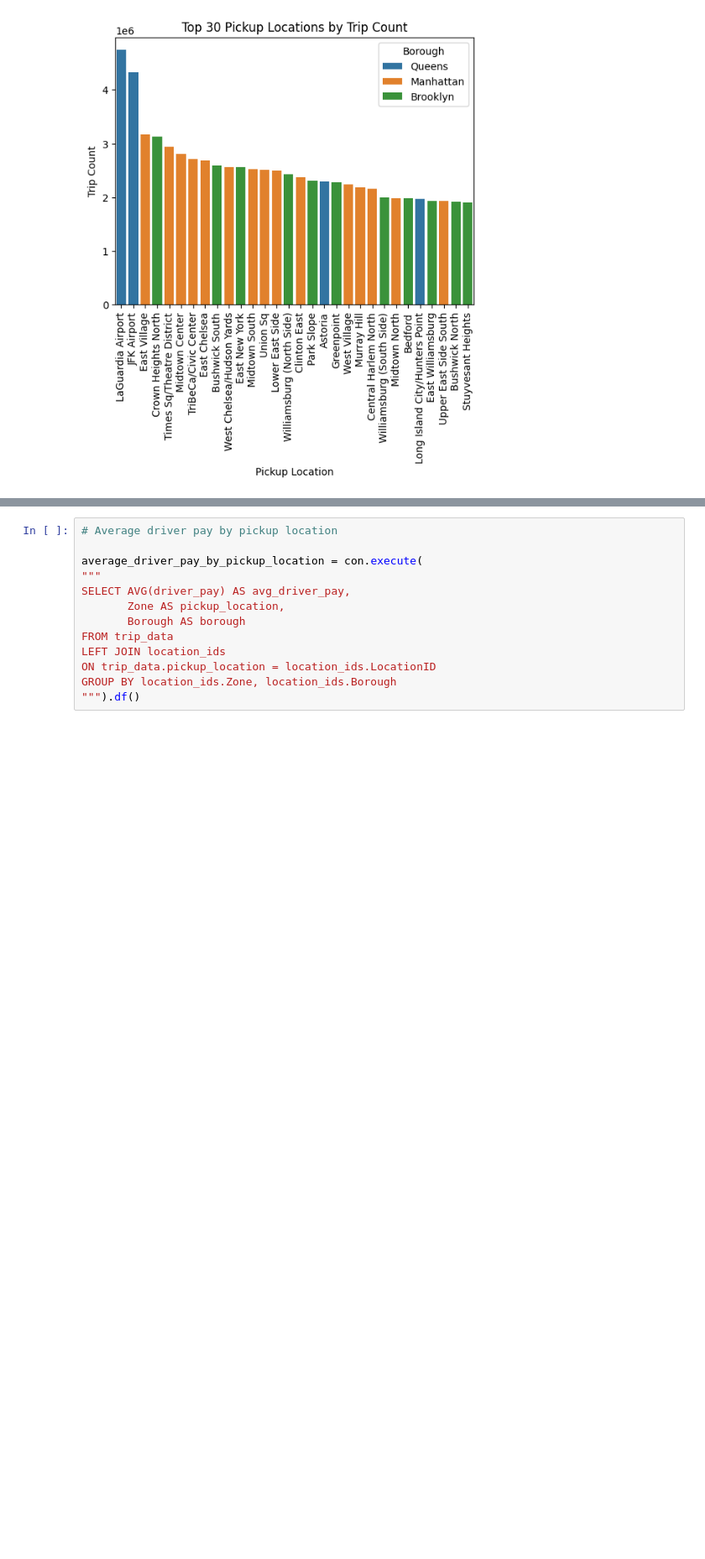
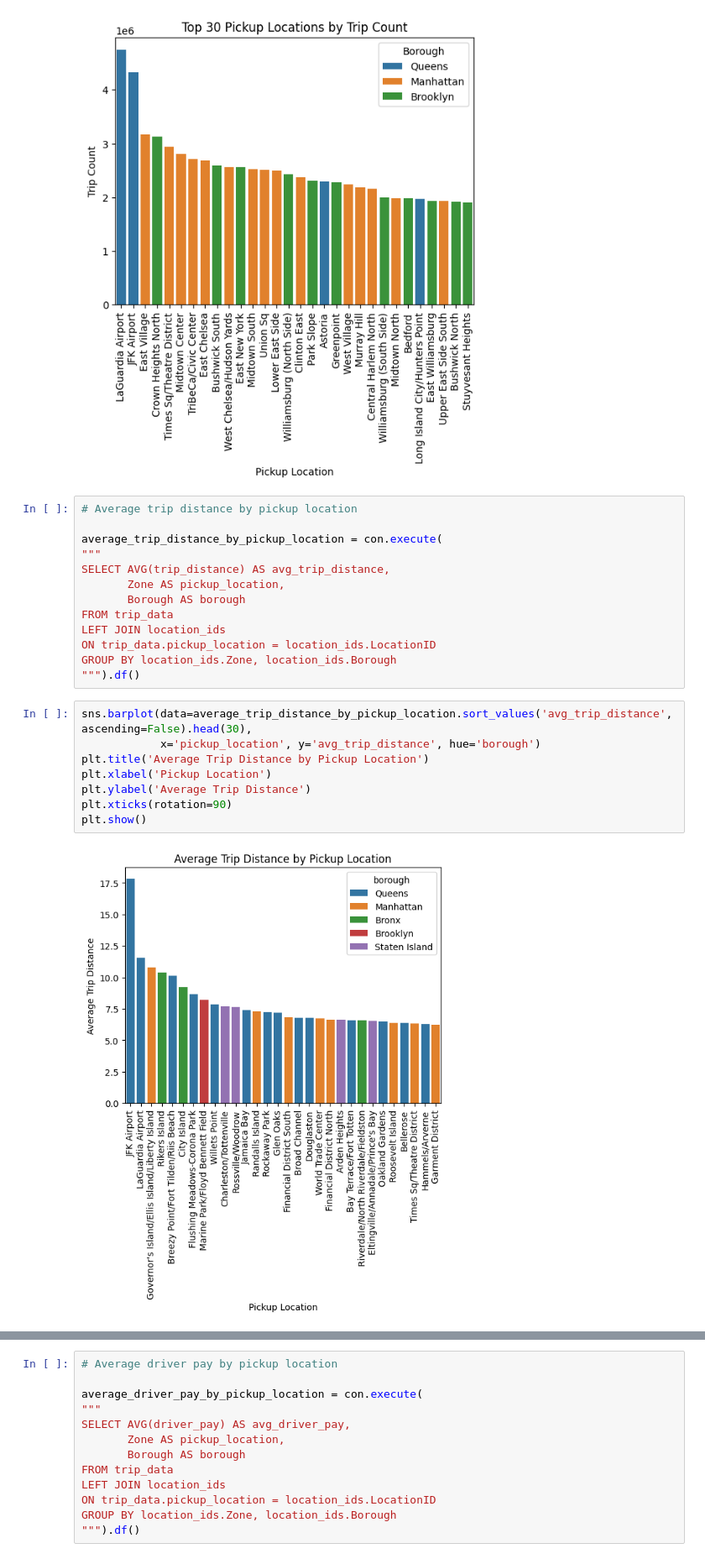
Before and after one commit to 4ct1o/nyc-tlc-interactive-heatmap, a Jupyter notebook: 02_notebooks/01_eda.ipynb, the cells around one changed output, grey strips where cells are left out. Shown at 84% size. Saved outputs shown, nothing was run; the diff lists cells and outputs as text; blank space fills up the shorter version.

```diff
--- a/02_notebooks/01_eda.ipynb
+++ b/02_notebooks/01_eda.ipynb
@@ -181,3 +181,26 @@ plt.xticks(rotation=90)
 plt.show()
 # %% [output]
 [figure]
+# %%
+# Average trip distance by pickup location
+
+average_trip_distance_by_pickup_location = con.execute(
+"""
+SELECT AVG(trip_distance) AS avg_trip_distance,
+       Zone AS pickup_location,
+       Borough AS borough
+FROM trip_data
+LEFT JOIN location_ids
+ON trip_data.pickup_location = location_ids.LocationID
+GROUP BY location_ids.Zone, location_ids.Borough
+""").df()
+# %%
+sns.barplot(data=average_trip_distance_by_pickup_location.sort_values('avg_trip_distance', ascending=False).head(30),
+            x='pickup_location', y='avg_trip_distance', hue='borough')
+plt.title('Average Trip Distance by Pickup Location')
+plt.xlabel('Pickup Location')
+plt.ylabel('Average Trip Distance')
+plt.xticks(rotation=90)
+plt.show()
+# %% [output]
+[figure, added]
```
Also changed, not shown: parts of 3 cells of this notebook.
